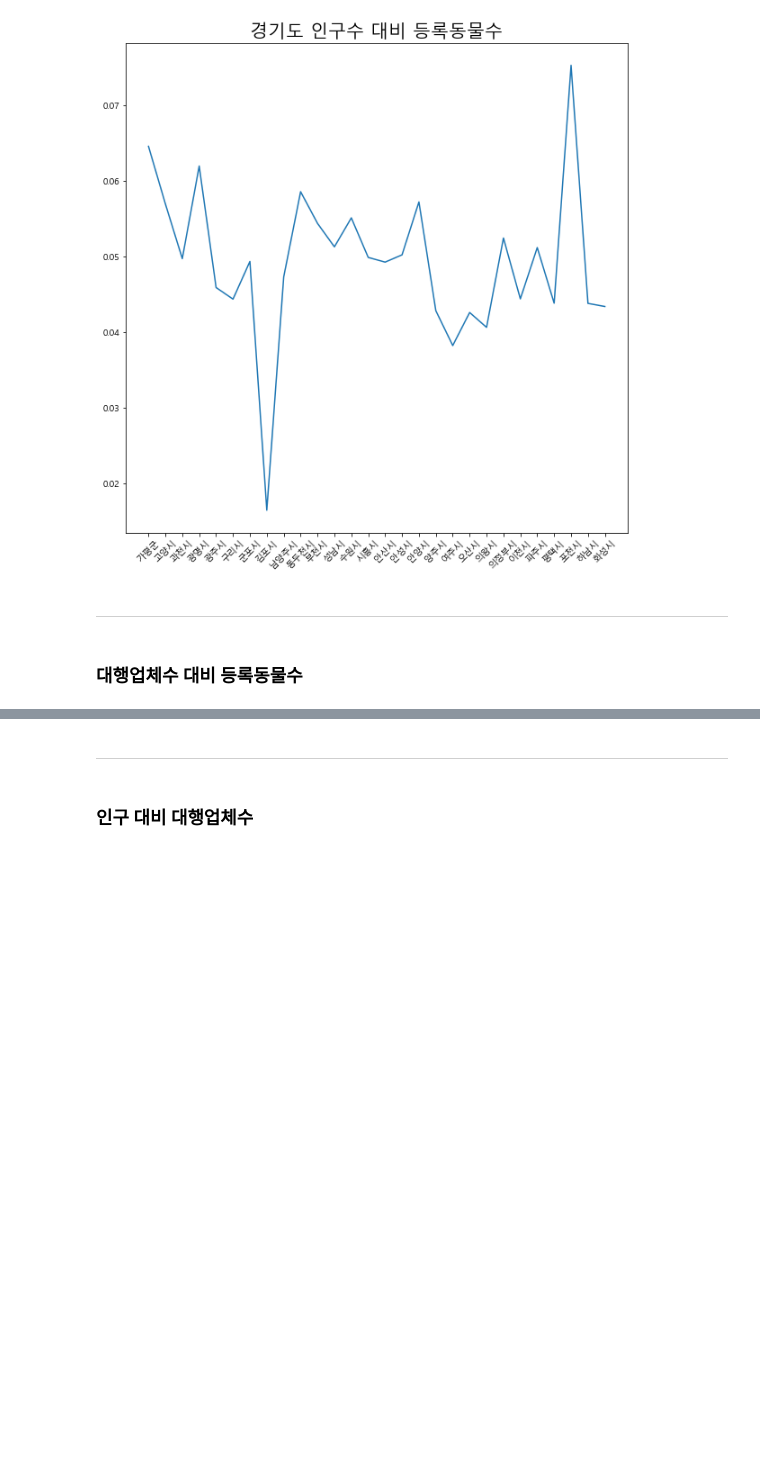
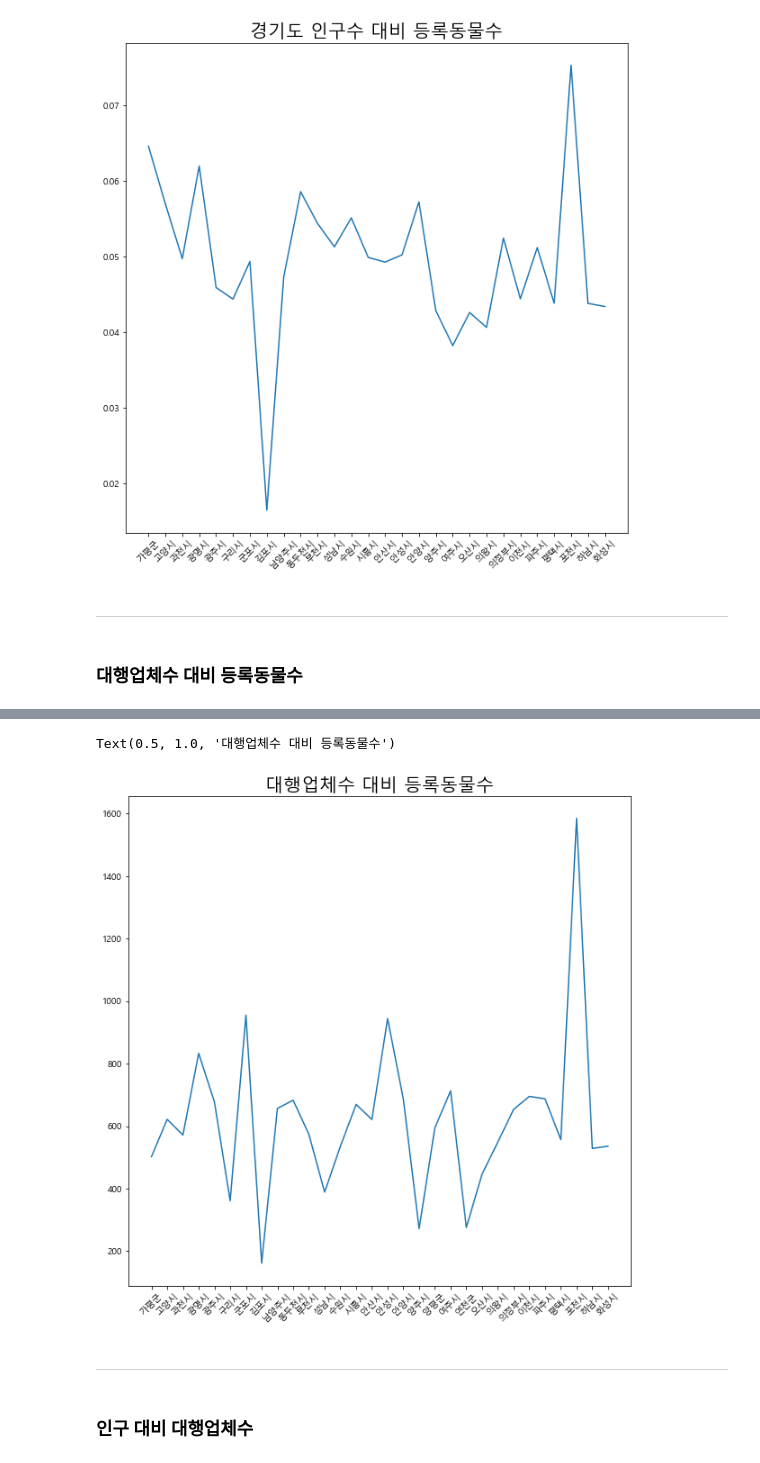
Before and after one commit to 2021-Companion-dog-analysis/Project, a Jupyter notebook: PJT/junhyuk/visual project.ipynb, the cells around one changed output, grey strips where cells are left out. Saved outputs shown, nothing was run; the diff lists cells and outputs as text; code cells hidden in the pictures; blank space fills up the shorter version.

```diff
--- a/PJT/junhyuk/visual project.ipynb
+++ b/PJT/junhyuk/visual project.ipynb
@@ -260,6 +238,6 @@ store_df
 | 1208 | 화성시 | 힐링동물의료센터 |
 1209 rows × 2 columns
 # %%
-numstore_df = store_df.groupby('시군명').size()
+numstore_df = store_df.groupby('시군명').size().reset_index(name='대행업체 수')
 numstore_df
 # %% [output]
@@ -372,4 +329,7 @@ df1
+# %%
+df1 = pet_df #등록동물
+df3 = numstore_df
 # %%
-rate_store_pet = pd.merge(df1,df3, how = 'inner', on = '시군명')
-rate_store_pet
+rate_pet_store = pd.merge(df1,df3, how = 'inner', on = '시군명')
+rate_pet_store
 # %% [output]
@@ -376,0 +353,3 @@ ValueError: Cannot merge a Series without a name
+# %%
+rate_pet_store['대행업체수 대비 등록동물수'] = rate_pet_store['등록동물수(마리)'] / rate_pet_store['대행업체 수']
+rate_pet_store
@@ -377,3 +374,15 @@ ValueError: Cannot merge a Series without a name
+# %%
+fig = plt.figure(figsize=(10,10)) ## 캔버스 생성
+fig.set_facecolor('white') ## 캔버스 색상 설정
+ax = fig.add_subplot()  ## 그림 뼈대(프레임) 생성
+
+ax.plot(rate_pet_store['시군명'],rate_pet_store['대행업체수 대비 등록동물수']) ## 선그래프 생성
+
+plt.xticks(rotation=45) ## x축 눈금 라벨 설정 - 40도 회전
+plt.title('대행업체수 대비 등록동물수',fontsize=20) ## 타이틀 설정
+# %% [output]
+Text(0.5, 1.0, '대행업체수 대비 등록동물수')
+[figure, added]
 # %% [markdown]
 ---------------------
 # %% [markdown]
```
Also changed, not shown: parts of 13 cells of this notebook, 2 other files.
